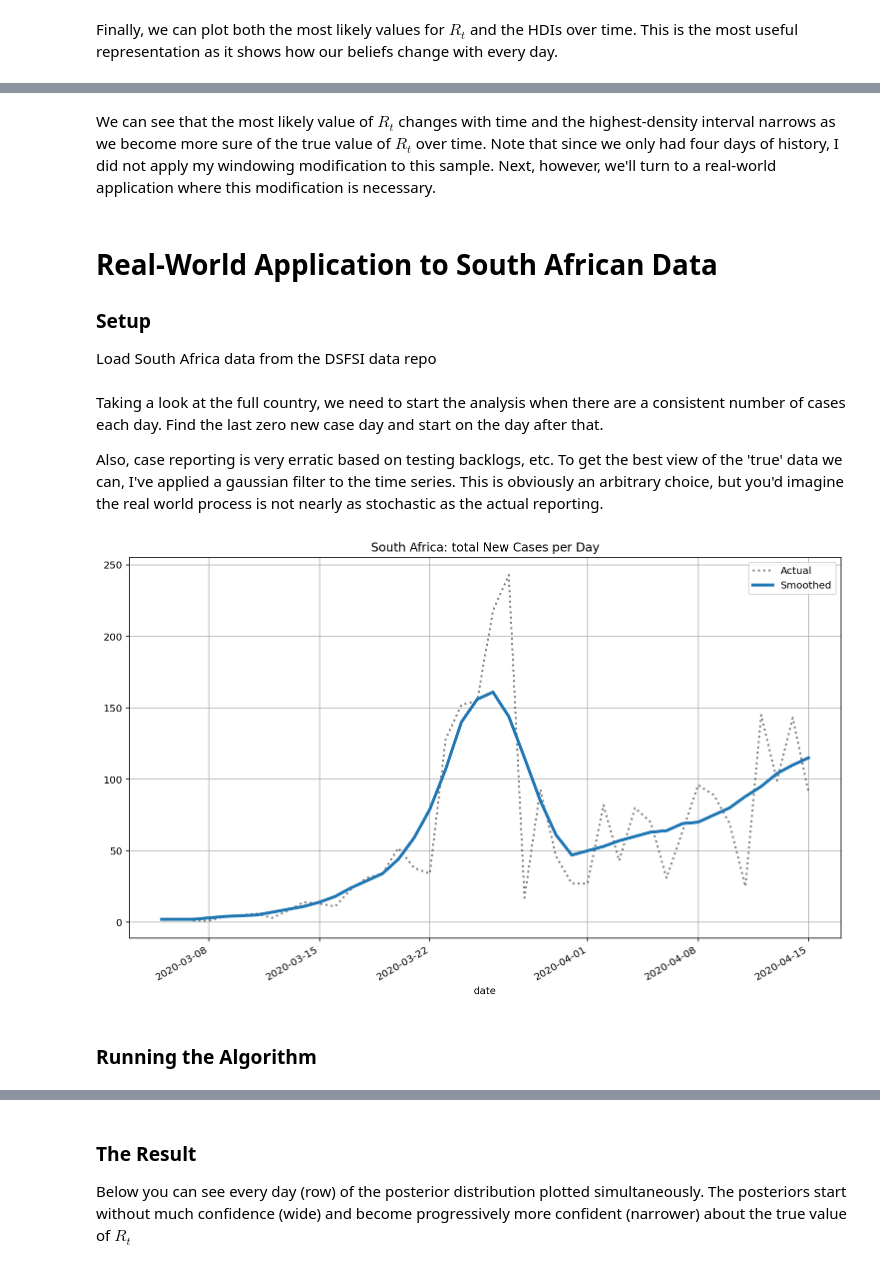
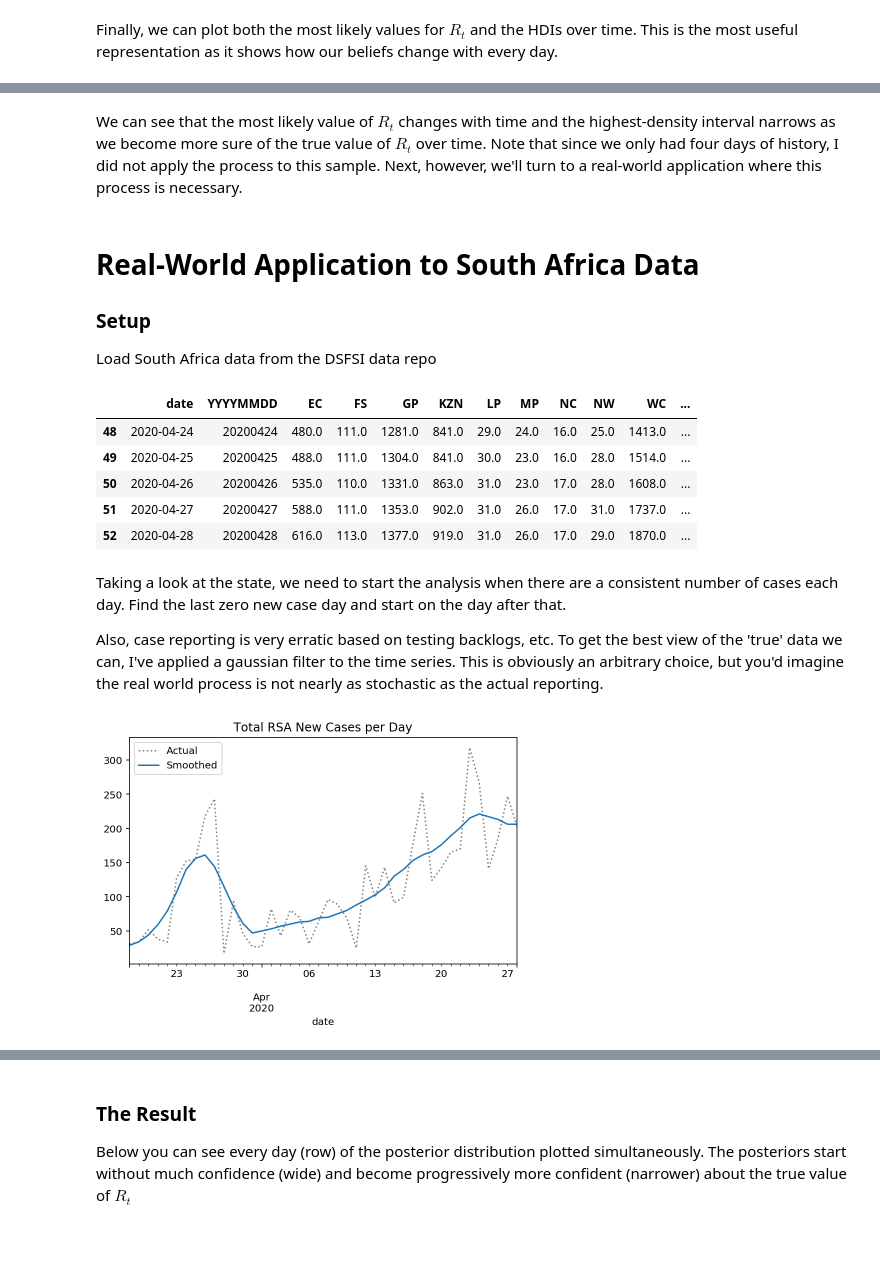
Before and after one commit to dsfsi/covid19za, a Jupyter notebook: notebooks/Realtime R0.ipynb, the cells around one changed output, grey strips where cells are left out. Saved outputs shown, nothing was run; the diff lists cells and outputs as text; code cells hidden in the pictures; blank space fills up the shorter version.

```diff
--- a/notebooks/Realtime R0.ipynb
+++ b/notebooks/Realtime R0.ipynb
@@ -265,57 +268,69 @@ ax.legend();
 # %% [markdown]
-We can see that the most likely value of $R_t$ changes with time and the highest-density interval narrows as we become more sure of the true value of $R_t$ over time. Note that since we only had four days of history, I did not apply my windowing modification to this sample. Next, however, we'll turn to a real-world application where this modification is necessary.
+We can see that the most likely value of $R_t$ changes with time and the highest-density interval narrows as we become more sure of the true value of $R_t$ over time. Note that since we only had four days of history, I did not apply the process to this sample. Next, however, we'll turn to a real-world application where this process is necessary.
 # %% [markdown]
-# Real-World Application to South African Data
+# Real-World Application to South Africa Data
 
 ### Setup
 
 Load South Africa data from the DSFSI data repo
 # %%
 url = 'https://raw.githubusercontent.com/dsfsi/covid19za/master/data/covid19za_provincial_cumulative_timeline_confirmed.csv'
-df = pd.read_csv(url,
+states_all = pd.read_csv(url,
                      parse_dates=['date'], dayfirst=True,
                      squeeze=True).sort_index()
+states_all = states_all.rename(columns={'total':'Total RSA'})
+
+# ZA: single plot
+state_name = 'Total RSA'
+
+# filter data if required
+#state_filter = states_all[:-1];
+states = states_all
+states.tail()
+# %% [output]
+|  | date | YYYYMMDD | EC | FS | GP | KZN | LP | MP | NC | NW | WC | ... |
+| 48 | 2020-04-24 | 20200424 | 480.0 | 111.0 | 1281.0 | 841.0 | 29.0 | 24.0 | 16.0 | 25.0 | 1413.0 | ... |
+| 49 | 2020-04-25 | 20200425 | 488.0 | 111.0 | 1304.0 | 841.0 | 30.0 | 23.0 | 16.0 | 28.0 | 1514.0 | ... |
+| 50 | 2020-04-26 | 20200426 | 535.0 | 110.0 | 1331.0 | 863.0 | 31.0 | 23.0 | 17.0 | 28.0 | 1608.0 | ... |
+| 51 | 2020-04-27 | 20200427 | 588.0 | 111.0 | 1353.0 | 902.0 | 31.0 | 26.0 | 17.0 | 31.0 | 1737.0 | ... |
+| 52 | 2020-04-28 | 20200428 | 616.0 | 113.0 | 1377.0 | 919.0 | 31.0 | 26.0 | 17.0 | 29.0 | 1870.0 | ... |
 # %% [markdown]
-Taking a look at the full country, we need to start the analysis when there are a consistent number of cases each day. Find the last zero new case day and start on the day after that.
+Taking a look at the state, we need to start the analysis when there are a consistent number of cases each day. Find the last zero new case day and start on the day after that.
 
 Also, case reporting is very erratic based on testing backlogs, etc. To get the best view of the 'true' data we can, I've applied a gaussian filter to the time series. This is obviously an arbitrary choice, but you'd imagine the real world process is not nearly as stochastic as the actual reporting.
 # %%
-province_name = 'total'
+state_name = 'Total RSA'
 
-def prepare_cases(cases):
+def prepare_cases(cases, cutoff=25):
     new_cases = cases.diff()
 
     smoothed = new_cases.rolling(7,
         win_type='gaussian',
         min_periods=1,
         center=True).mean(std=2).round()
 
-    zeros = smoothed.index[smoothed.eq(0)]
-    if len(zeros) == 0:
-        idx_start = 0
-    else:
-        last_zero = zeros.max()
-        idx_start = smoothed.index.get_loc(last_zero) + 1
+    idx_start = np.searchsorted(smoothed, cutoff)
+
     smoothed = smoothed.iloc[idx_start:]
     original = new_cases.loc[smoothed.index]
 
     return original, smoothed
 
-cases = pd.Series(df[province_name].values,index=df['date'])
-original, smoothed = prepare_cases(cases)
+cases = pd.Series(states[state_name].values,index=states['date'])
 
-original.plot(title=f"South Africa: {province_name} New Cases per Day",
+original, smoothed = prepare_cases(cases, cutoff=25)
+
+original.plot(title=f"{state_name} New Cases per Day",
                c='k',
                linestyle=':',
                alpha=.5,
                label='Actual',
                legend=True,
-             figsize=(920/72, 560/72), linewidth=2)
+             figsize=(500/72, 300/72))
+
 ax = smoothed.plot(label='Smoothed',
-                   legend=True,linewidth=3)
-plt.grid()
+                   legend=True)
+
 ax.get_figure().set_facecolor('w')
 # %% [output]
-[figure, old version]
+[figure, new version]
-# %% [markdown]
-### Running the Algorithm
```
Also changed, not shown: parts of 44 cells of this notebook.
